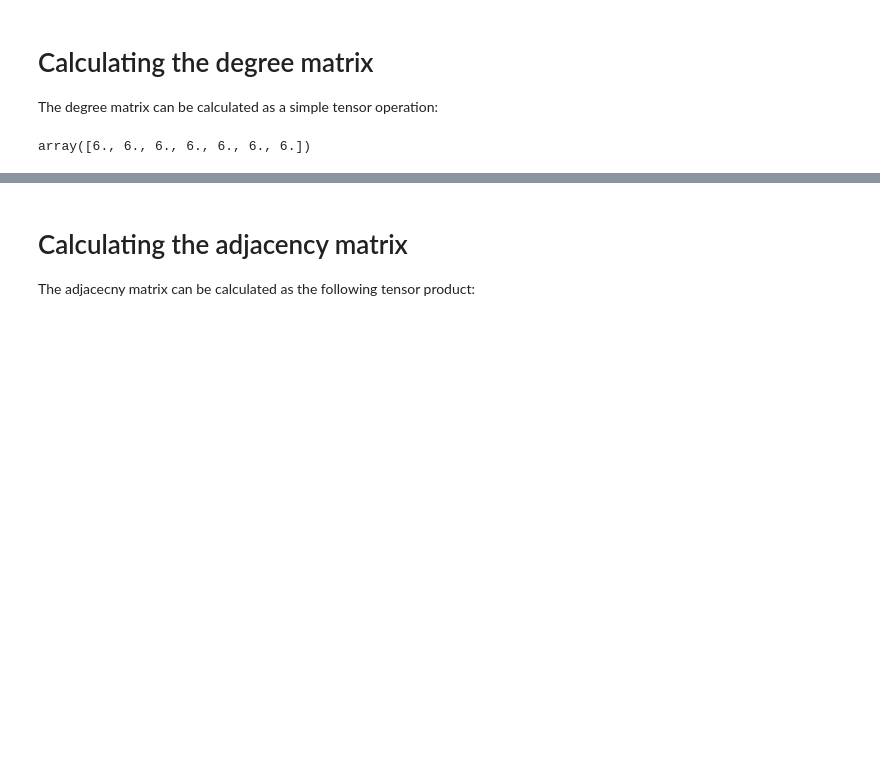
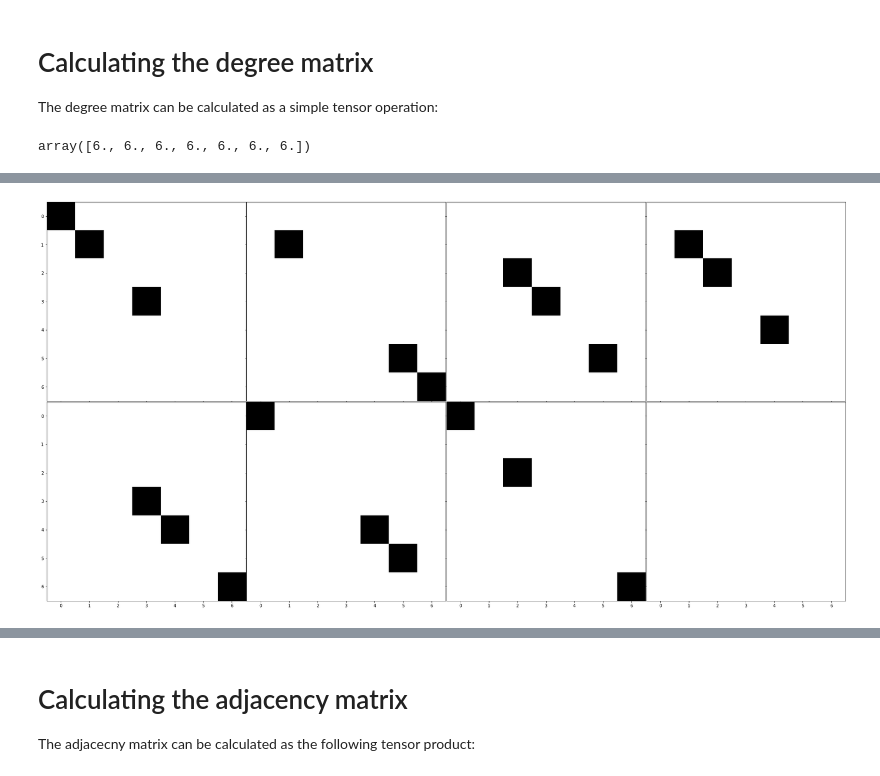
Before and after one commit to kyberszittya/rei_hypergraph, a Jupyter notebook: framework_python/notebooks/simple_graph_examples.ipynb, the cells around one changed output, grey strips where cells are left out. Cells and saved outputs as stored; diff of their text form; code cells hidden in the pictures; blank space fills up the shorter version.

```diff
--- a/framework_python/notebooks/simple_graph_examples.ipynb
+++ b/framework_python/notebooks/simple_graph_examples.ipynb
@@ -79,3 +139,6 @@ The degree matrix can be calculated as a simple tensor operation:
 np.tensordot(fragment.V.T, fragment.I.T, axes=([1,0],[1,0]))
 # %% [output]
 array([6., 6., 6., 6., 6., 6., 6.])
+# %%
+D_m = np.sum(fragment.V.T, 1)
+print(D_m)
@@ -81,0 +153,8 @@ array([6., 6., 6., 6., 6., 6., 6.])
+# %%
+d = np.apply_along_axis(np.diag, 1, D_m)
+fig = plt.figure(figsize=(34,34))
+grid = ImageGrid(fig, 111, nrows_ncols=(2, 4))
+for ax, im in zip(grid, d):
+    ax.imshow(im, cmap=cm.binary)
+# %% [output]
+[figure, added]
```
Also changed, not shown: parts of 10 cells of this notebook, 3 other files.
